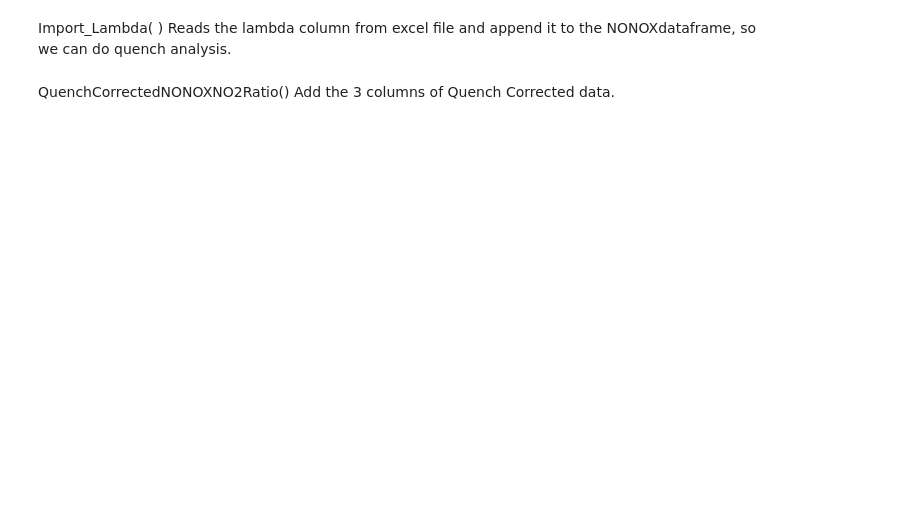
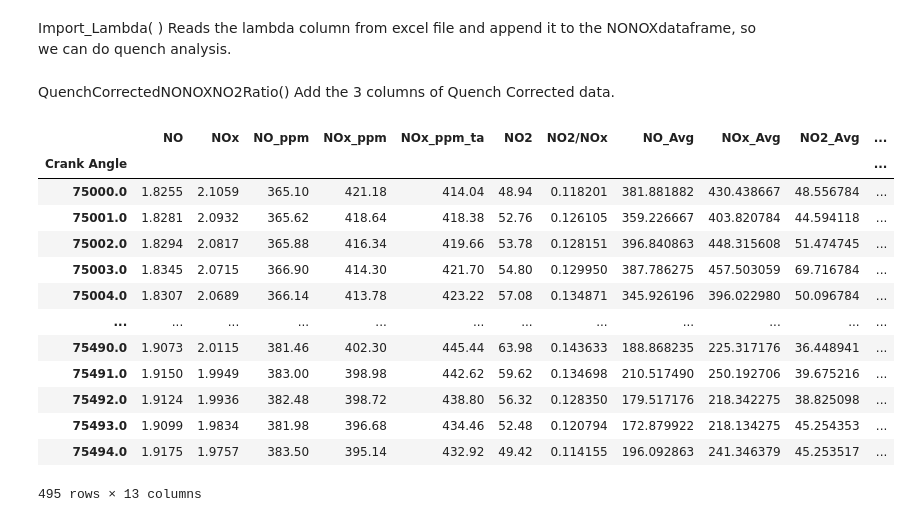
Before and after one commit to fyzhong97/Fast_NOX, a Jupyter notebook: Data_Plotter_Research.ipynb, the cells around one changed output. Cells and saved outputs as stored; diff of their text form; code cells hidden in the pictures; blank space fills up the shorter version.

```diff
--- a/Data_Plotter_Research.ipynb
+++ b/Data_Plotter_Research.ipynb
@@ -49,3 +47,5 @@ def File_Assembler(path_, file_lwr_, file_upper_):
+# %%
+a = df
 # %% [markdown]
 File_Loader( )
 Used when the user only wants to load one file as an alternative
@@ -172,7 +155,7 @@ def Filter_NONOX(Assembled_Data):
     a = a.set_index('Crank Angle')
     return a
 # %%
-#b1 = Filter_NONOX(a)
+b1 = Filter_NONOX(a)
 # %% [markdown]
 TimeAlignmentNO2( )
 With the user supplying NONOX filtered dataframe:
@@ -198,7 +181,7 @@ def TimeAlignmentNO2(Filter_NONOX_Output_, time_alignment_constant_):
     a['NO2/NOx'] = a['NO2'] / a['NOx_ppm_ta']
     return a
 # %%
-#c1 = TimeAlignmentNO2(b1, time_alignment_constant_ = 265)
+c1 = TimeAlignmentNO2(b1, time_alignment_constant_ = 265)
 # %% [markdown]
 NONOX_Cyclic_Avg( ):
     A funtion that calculates the average of NO NOx within sampling window from CAD 75000 onwards, and generate NO2 NO2/NOX average.
@@ -230,2 +239,2 @@ def NONOX_Cyclic_Avg(TimeAlignmentNO2_Output_, TDC, EVO, EVC, NOoffset,Start_Cra
 # %%
-#d1 = NONOX_Cyclic_Avg(c1, TDC=600, EVO=128,EVC=382,NOoffset=390)
+d1 = NONOX_Cyclic_Avg(c1, TDC=600, EVO=128,EVC=382,NOoffset=390)
@@ -796,3 +815,20 @@ def Append_QuenchCorrected_data(df_with_Driftcor_and_SlowLambda, QuenchCorrectio
     I['QuenchCorrected_NO2/NOx'] = I['QuenchCorrected_NO2_Avg']/I['QuenchCorrected_NOx_Avg']
 
     return I
+# %%
+Merged
+# %% [output]
+|  | NO | NOx | NO_ppm | NOx_ppm | NOx_ppm_ta | NO2 | NO2/NOx | NO_Avg | NOx_Avg | NO2_Avg | ... |
+| Crank Angle |  |  |  |  |  |  |  |  |  |  | ... |
+| 75000.0 | 1.8255 | 2.1059 | 365.10 | 421.18 | 414.04 | 48.94 | 0.118201 | 381.881882 | 430.438667 | 48.556784 | ... |
+| 75001.0 | 1.8281 | 2.0932 | 365.62 | 418.64 | 418.38 | 52.76 | 0.126105 | 359.226667 | 403.820784 | 44.594118 | ... |
+| 75002.0 | 1.8294 | 2.0817 | 365.88 | 416.34 | 419.66 | 53.78 | 0.128151 | 396.840863 | 448.315608 | 51.474745 | ... |
+| 75003.0 | 1.8345 | 2.0715 | 366.90 | 414.30 | 421.70 | 54.80 | 0.129950 | 387.786275 | 457.503059 | 69.716784 | ... |
+| 75004.0 | 1.8307 | 2.0689 | 366.14 | 413.78 | 423.22 | 57.08 | 0.134871 | 345.926196 | 396.022980 | 50.096784 | ... |
+| ... | ... | ... | ... | ... | ... | ... | ... | ... | ... | ... | ... |
+| 75490.0 | 1.9073 | 2.0115 | 381.46 | 402.30 | 445.44 | 63.98 | 0.143633 | 188.868235 | 225.317176 | 36.448941 | ... |
+| 75491.0 | 1.9150 | 1.9949 | 383.00 | 398.98 | 442.62 | 59.62 | 0.134698 | 210.517490 | 250.192706 | 39.675216 | ... |
+| 75492.0 | 1.9124 | 1.9936 | 382.48 | 398.72 | 438.80 | 56.32 | 0.128350 | 179.517176 | 218.342275 | 38.825098 | ... |
+| 75493.0 | 1.9099 | 1.9834 | 381.98 | 396.68 | 434.46 | 52.48 | 0.120794 | 172.879922 | 218.134275 | 45.254353 | ... |
+| 75494.0 | 1.9175 | 1.9757 | 383.50 | 395.14 | 432.92 | 49.42 | 0.114155 | 196.092863 | 241.346379 | 45.253517 | ... |
+495 rows × 13 columns
```
Also changed, not shown: parts of 23 cells of this notebook.
